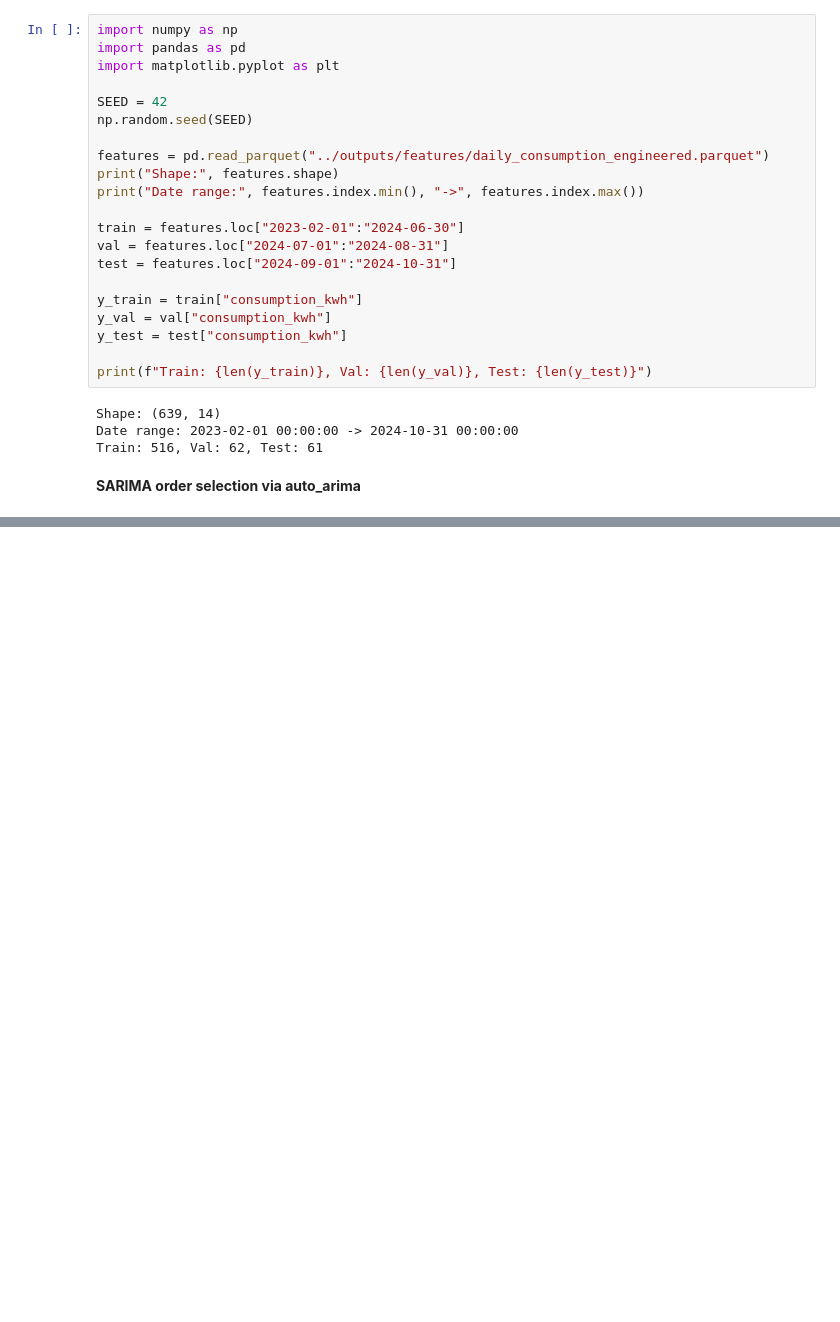
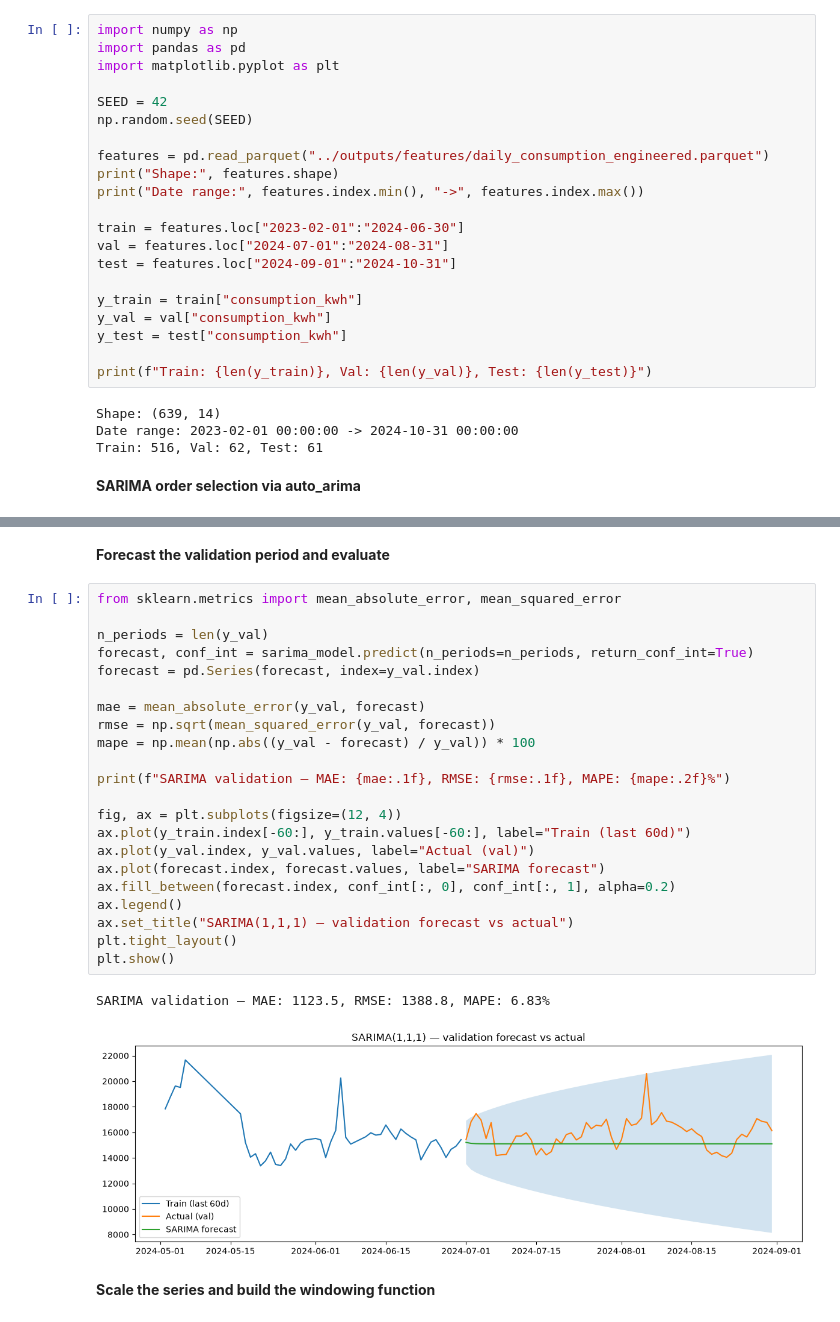
Before and after one commit to JanakaUPerera/ml_recon_sl, a Jupyter notebook: notebooks/03_model_development.ipynb, the cells around one changed output, grey strips where cells are left out. Cells and saved outputs as stored; diff of their text form; blank space fills up the shorter version.

```diff
--- a/notebooks/03_model_development.ipynb
+++ b/notebooks/03_model_development.ipynb
@@ -64,0 +90,29 @@ Warnings:
+# %% [markdown]
+**Forecast the validation period and evaluate**
+# %%
+from sklearn.metrics import mean_absolute_error, mean_squared_error
+
+n_periods = len(y_val)
+forecast, conf_int = sarima_model.predict(n_periods=n_periods, return_conf_int=True)
+forecast = pd.Series(forecast, index=y_val.index)
+
+mae = mean_absolute_error(y_val, forecast)
+rmse = np.sqrt(mean_squared_error(y_val, forecast))
+mape = np.mean(np.abs((y_val - forecast) / y_val)) * 100
+
+print(f"SARIMA validation — MAE: {mae:.1f}, RMSE: {rmse:.1f}, MAPE: {mape:.2f}%")
+
+fig, ax = plt.subplots(figsize=(12, 4))
+ax.plot(y_train.index[-60:], y_train.values[-60:], label="Train (last 60d)")
+ax.plot(y_val.index, y_val.values, label="Actual (val)")
+ax.plot(forecast.index, forecast.values, label="SARIMA forecast")
+ax.fill_between(forecast.index, conf_int[:, 0], conf_int[:, 1], alpha=0.2)
+ax.legend()
+ax.set_title("SARIMA(1,1,1) — validation forecast vs actual")
+plt.tight_layout()
+plt.show()
+# %% [output]
+SARIMA validation — MAE: 1123.5, RMSE: 1388.8, MAPE: 6.83%
+[figure, added]
+# %% [markdown]
+**Scale the series and build the windowing function**
```
Also changed, not shown: parts of 34 cells of this notebook.
